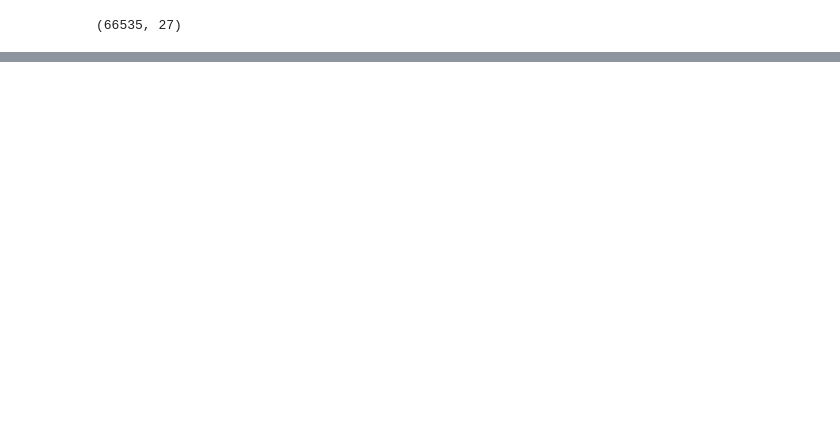
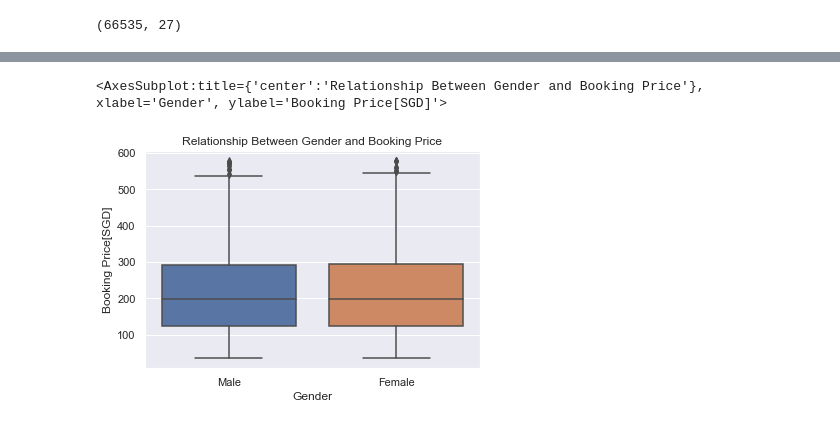
Before and after one commit to daisydicksonhart/Data-Analysis, a Jupyter notebook: Hotel Booking.ipynb, the cells around one changed output, grey strips where cells are left out. Drawn from its saved outputs; the diff is of its cells as text; code cells hidden in the pictures; blank space fills up the shorter version.

```diff
--- a/Hotel Booking.ipynb
+++ b/Hotel Booking.ipynb
@@ -183,0 +307,6 @@ booking
+# %%
+plt.title('Relationship Between Gender and Booking Price')
+sns.boxplot(x=hotel['Gender'], y=hotel['Booking Price[SGD]'])
+# %% [output]
+<AxesSubplot:title={'center':'Relationship Between Gender and Booking Price'}, xlabel='Gender', ylabel='Booking Price[SGD]'>
+[figure, added]
```
Also changed, not shown: parts of 43 cells of this notebook.
